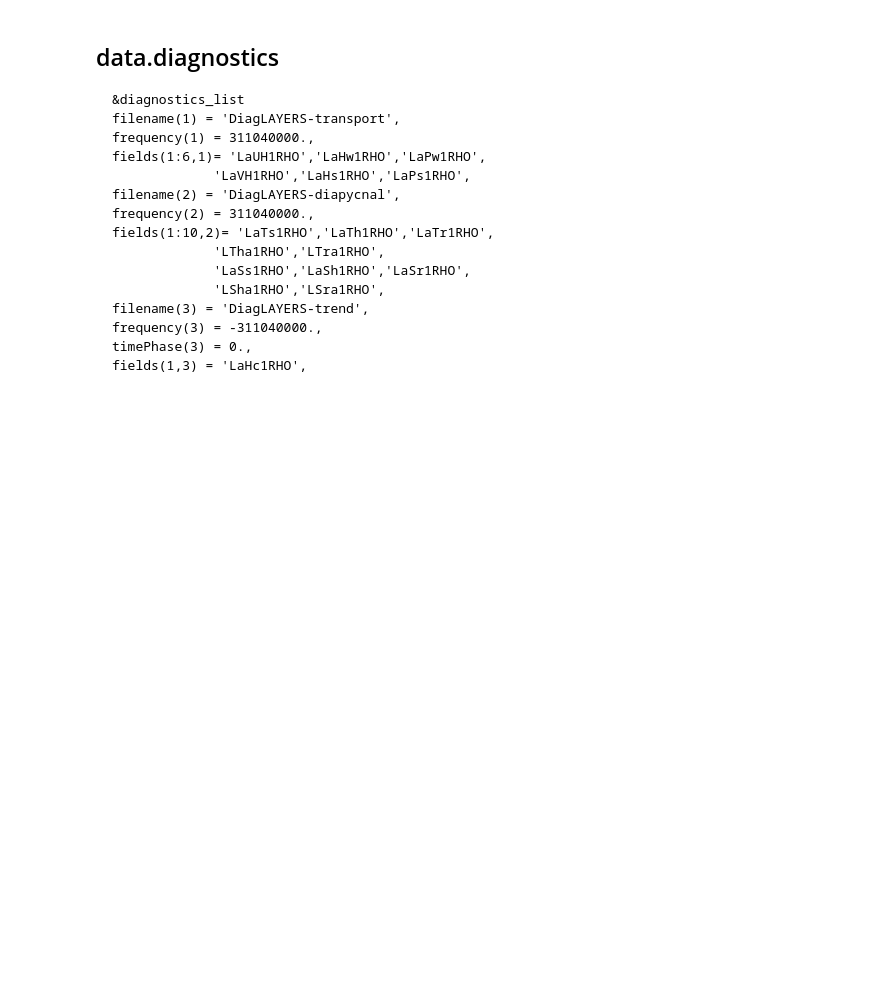
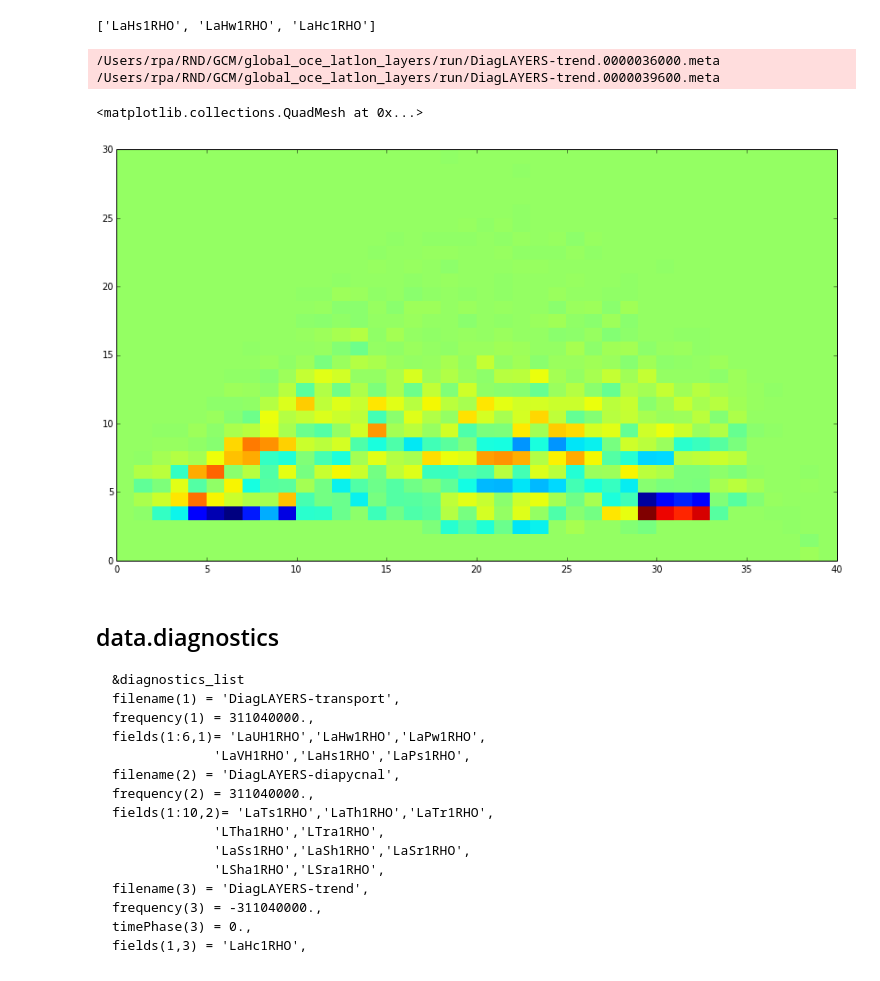
Before and after one commit to dhruvbalwada/watermass, a Jupyter notebook: global_latlon_layers_analysis/layers_analysis_with_module.ipynb, the cells around one changed output. Drawn from its saved outputs; the diff is of its cells as text; code cells hidden in the pictures; blank space fills up the shorter version.

```diff
--- a/global_latlon_layers_analysis/layers_analysis_with_module.ipynb
+++ b/global_latlon_layers_analysis/layers_analysis_with_module.ipynb
@@ -73,3 +73,17 @@ plt.colorbar()
+# %%
+iters = [iter0, iter0+diters]
+latr, i, meta = mds.rdmds(ddir+'DiagLAYERS-trend',iters, returnmeta=True)
+print meta['fldlist']
+Hc = latr[:,2]
+# %% [output]
+['LaHs1RHO', 'LaHw1RHO', 'LaHc1RHO']
+/Users/rpa/RND/GCM/global_oce_latlon_layers/run/DiagLAYERS-trend.0000036000.meta
+/Users/rpa/RND/GCM/global_oce_latlon_layers/run/DiagLAYERS-trend.0000039600.meta
+# %%
+plt.pcolormesh(np.diff(Hc,axis=0).squeeze().sum(axis=-1)[::-1])
+# %% [output]
+<matplotlib.collections.QuadMesh at 0x...>
+[figure, added]
 # %% [markdown]
 ## data.diagnostics ##
 
```
Also changed, not shown: parts of 3 cells of this notebook, 2 other files.
